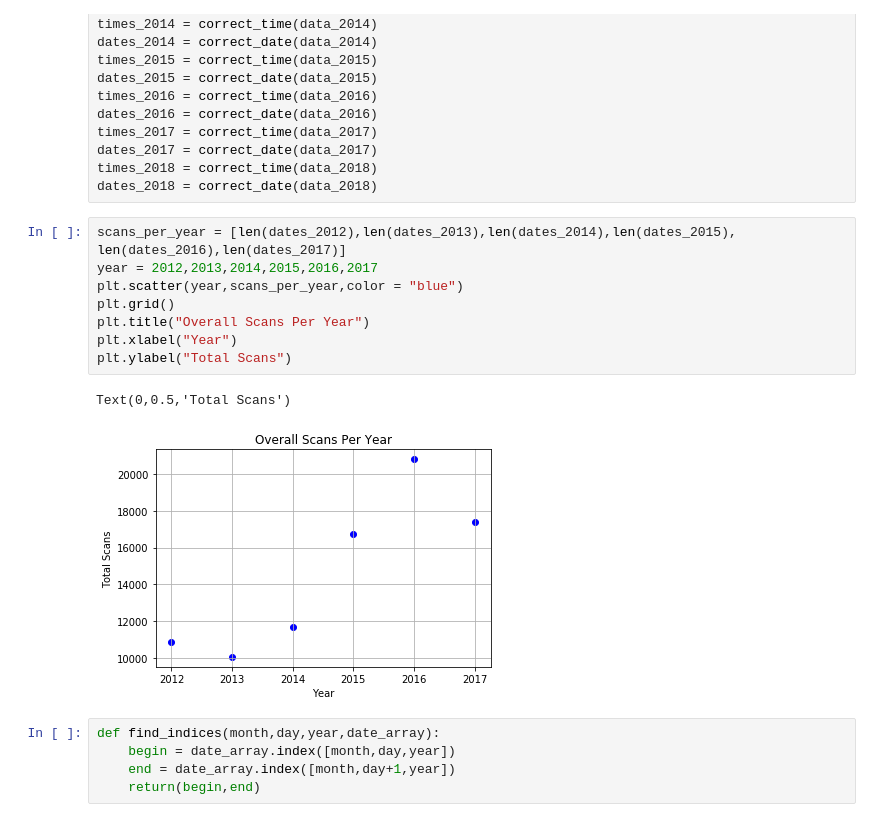
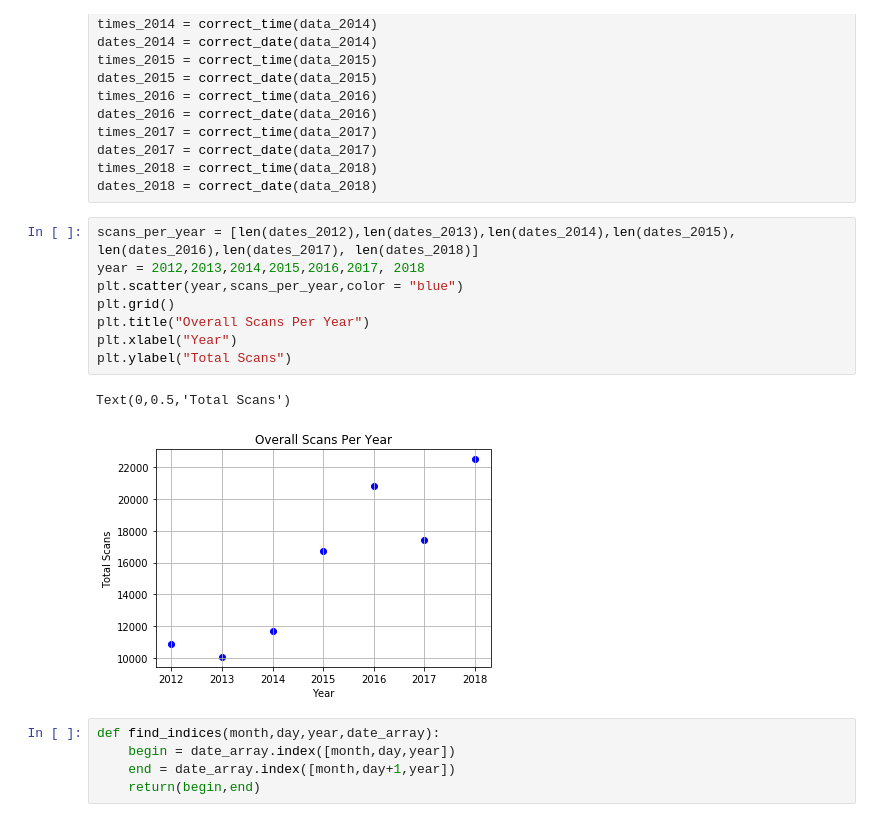
Before and after one commit to cronand3/Dog-Park-Project, a Jupyter notebook: CMSE202_Semester_Project_JM.ipynb, the cells around one changed output. Saved outputs shown, nothing was run; the diff lists cells and outputs as text.

```diff
--- a/CMSE202_Semester_Project_JM.ipynb
+++ b/CMSE202_Semester_Project_JM.ipynb
@@ -128,16 +128,16 @@ dates_2017 = correct_date(data_2017)
 times_2018 = correct_time(data_2018)
 dates_2018 = correct_date(data_2018)
 # %%
-scans_per_year = [len(dates_2012),len(dates_2013),len(dates_2014),len(dates_2015), len(dates_2016),len(dates_2017)]
-year = 2012,2013,2014,2015,2016,2017
+scans_per_year = [len(dates_2012),len(dates_2013),len(dates_2014),len(dates_2015), len(dates_2016),len(dates_2017), len(dates_2018)]
+year = 2012,2013,2014,2015,2016,2017, 2018
 plt.scatter(year,scans_per_year,color = "blue")
 plt.grid()
 plt.title("Overall Scans Per Year")
 plt.xlabel("Year")
 plt.ylabel("Total Scans")
 # %% [output]
 Text(0,0.5,'Total Scans')
-[figure, old version]
+[figure, new version]
 # %%
 def find_indices(month,day,year,date_array):
     begin = date_array.index([month,day,year])
```
Also changed, not shown: parts of 11 cells of this notebook.
